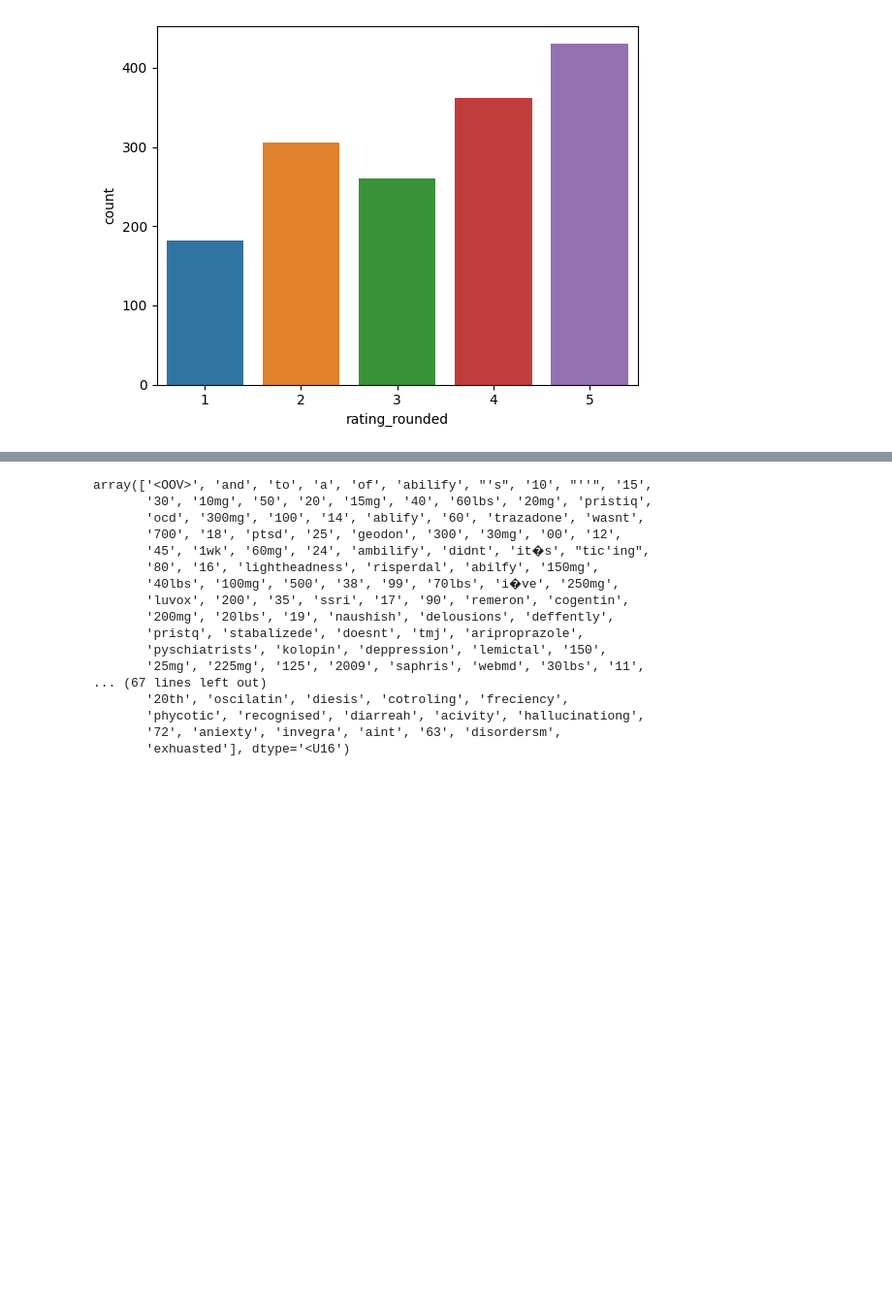
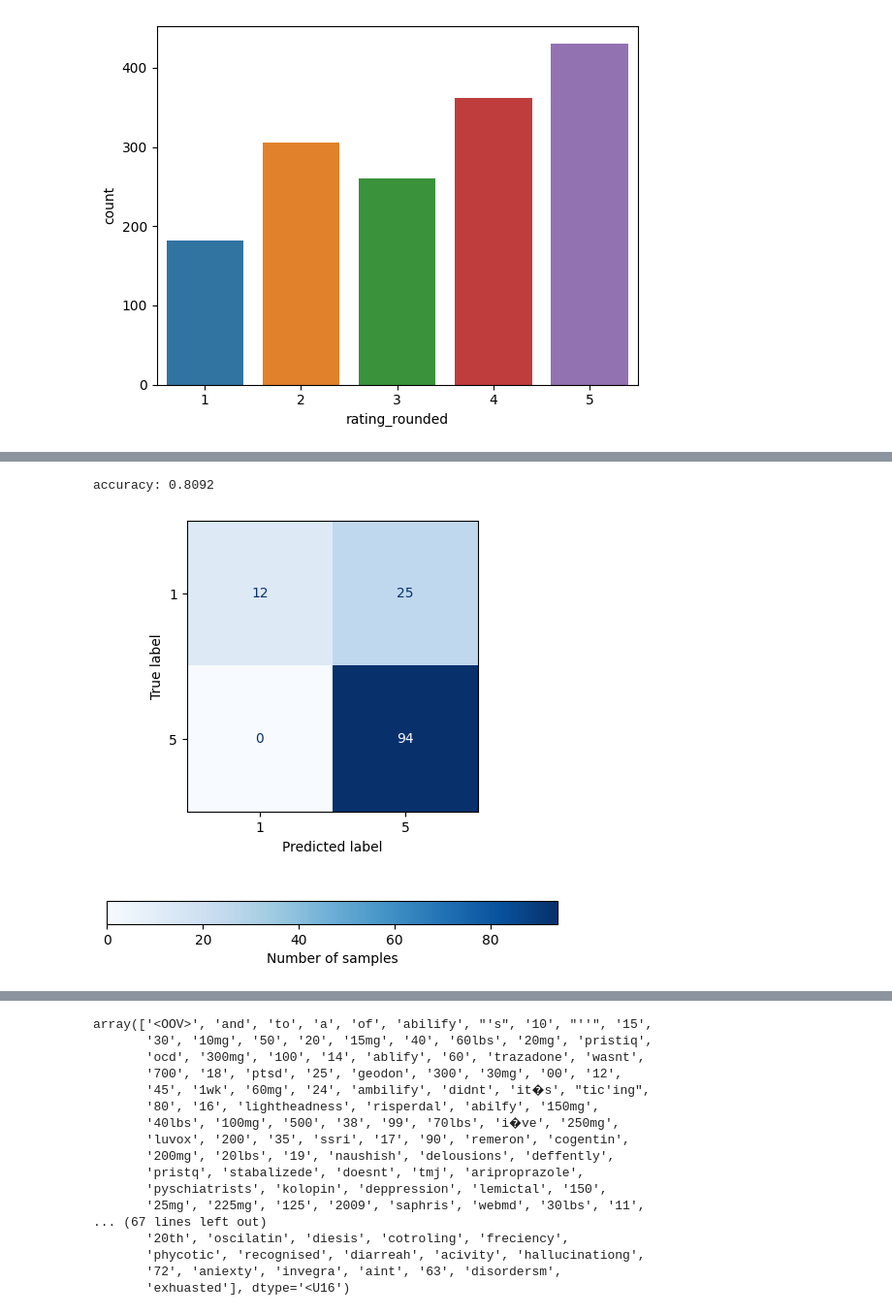
Before and after one commit to sepidehparhami/abilify-ratings, a Jupyter notebook: abilify-ratings.ipynb, the cells around one changed output, grey strips where cells are left out. Shown at 97% size. Drawn from its saved outputs; the diff is of its cells as text; code cells hidden in the pictures; blank space fills up the shorter version.

Commit message:
add BOW and naive bayes

```diff
--- a/abilify-ratings.ipynb
+++ b/abilify-ratings.ipynb
@@ -118,4 +124,4 @@ tokenizer.fit_on_texts(sentences)
 sequences = tokenizer.texts_to_sequences(sentences)
 sequences_padded = pad_sequences(sequences, maxlen=MAX_SEQUENCE_LENGTH, padding='post')
 # %%
-words = [x.split() for x in sentences]
+words_sentences = [x.split() for x in sentences]
@@ -121,0 +146,42 @@ words = [x.split() for x in sentences]
+# %%
+X_train = df_bows[:1200]
+X_test = df_bows[1200:]
+
+y_train = corpus['rating_rounded'][:1200] - 1
+y_test = corpus['rating_rounded'][1200:] - 1
+
+# subset of 1 and 5 star ratings
+keep_train = (y_train == 0) | (y_train == 4)
+keep_test = (y_test == 0) | (y_test == 4)
+
+X_train_subset = X_train[keep_train]
+y_train_subset = y_train[keep_train]
+y_train_subset = np.array([y if y==0 else 1 for y in y_train_subset])
+
+X_test_subset = X_test[keep_test]
+y_test_subset = y_test[keep_test]
+y_test_subset = np.array([y if y==0 else 1 for y in y_test_subset])
+# %%
+from sklearn.naive_bayes import MultinomialNB
+
+model = MultinomialNB()
+model.fit(X_train_subset, y_train_subset)
+
+y_pred = model.predict(X_test_subset)
+# %%
+from sklearn.metrics import accuracy_score, ConfusionMatrixDisplay, confusion_matrix
+
+print(f'accuracy: {accuracy_score(y_test_subset, y_pred):.4f}')
+
+fig, ax = plt.subplots(1, 1, figsize=(6, 6))
+cm = confusion_matrix(y_test_subset, y_pred)
+cm_plot = ConfusionMatrixDisplay(cm, display_labels=[1, 5])
+cm_plot.plot(cmap='Blues', ax=ax)
+im = cm_plot.im_
+im.colorbar.remove()
+plt.colorbar(im, orientation='horizontal', pad=0.2, label='Number of samples')
+
+plt.title('');
+# %% [output]
+accuracy: 0.8092
+[figure, added]
```
Also changed, not shown: parts of 14 cells of this notebook.
